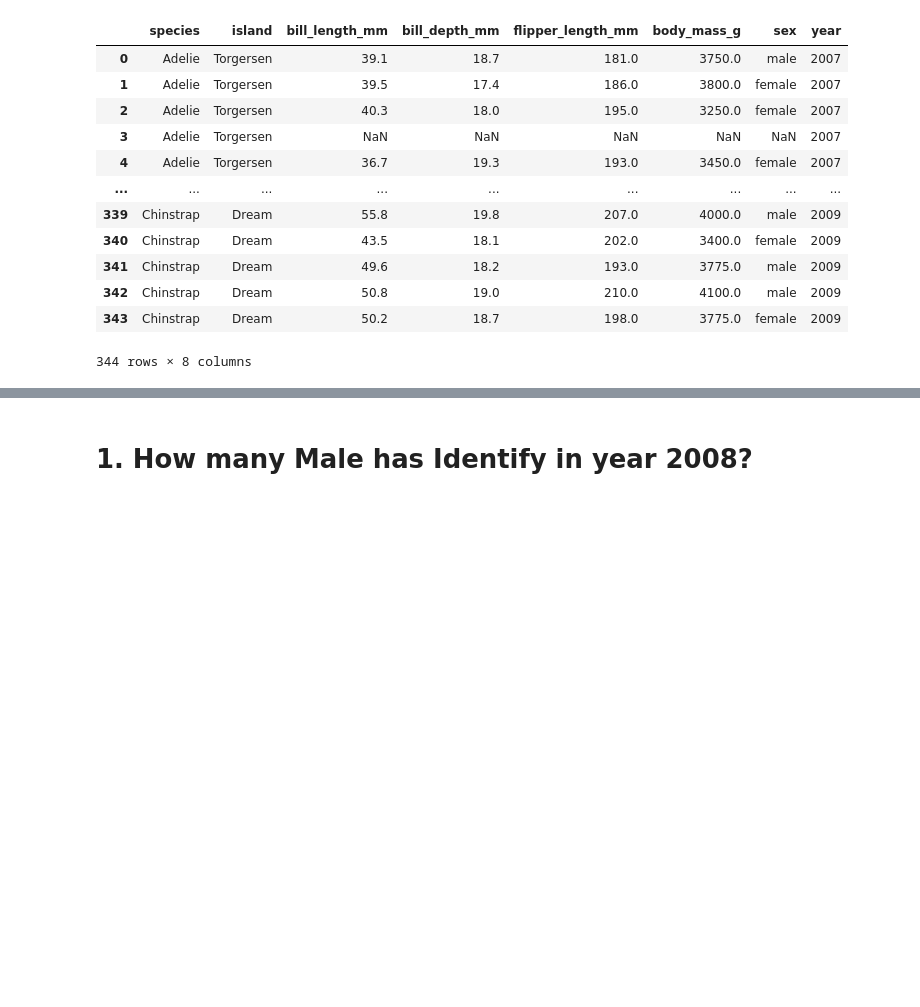
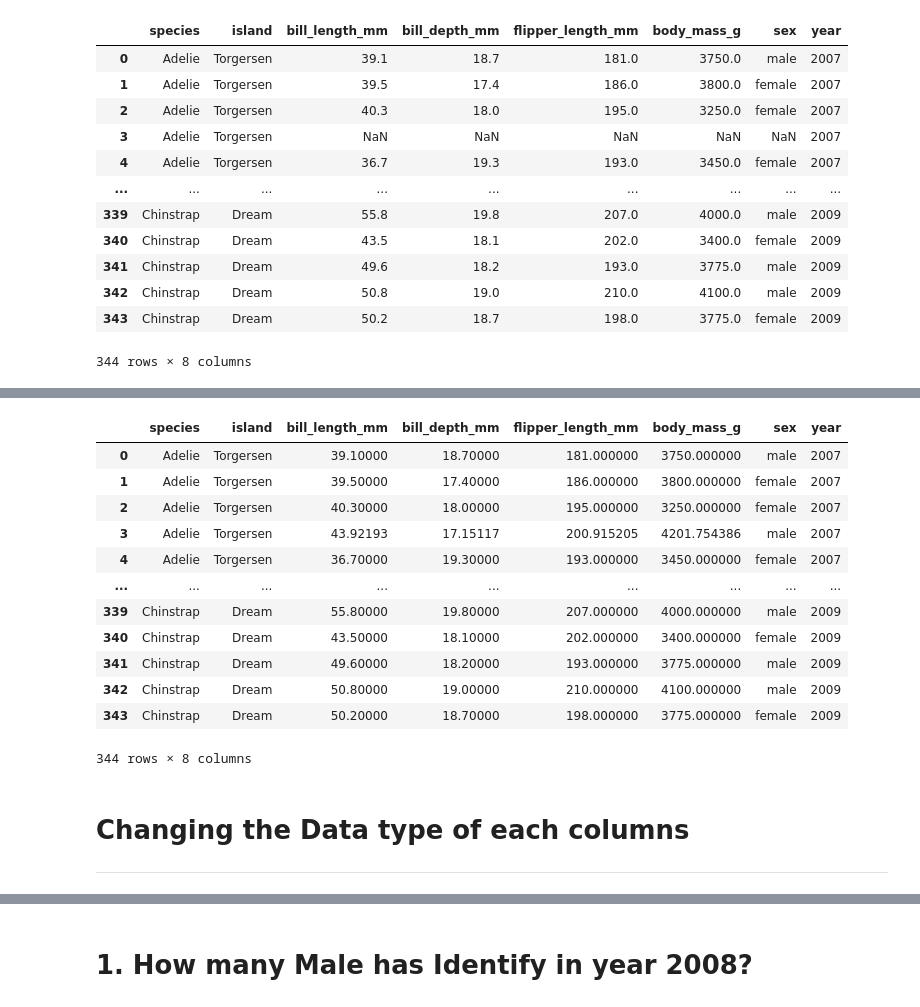
Before and after one commit to markvincent05/ELEC303_DATA_ANALYTICS_CASTILLANO, a Jupyter notebook: Activity1.ipynb, the cells around one changed output, grey strips where cells are left out. Drawn from its saved outputs; the diff is of its cells as text; code cells hidden in the pictures; blank space fills up the shorter version.

```diff
--- a/Activity1.ipynb
+++ b/Activity1.ipynb
@@ -29,0 +63,6 @@ Data
+# %%
+Data['bill_length_mm'] = Data['bill_length_mm'].fillna(Data['bill_length_mm'].mean())
+Data['bill_depth_mm'] = Data['bill_depth_mm'].fillna(Data['bill_depth_mm'].mean())
+Data['flipper_length_mm'] = Data['flipper_length_mm'].fillna(Data['flipper_length_mm'].mean())
+Data['body_mass_g'] = Data['body_mass_g'].fillna(Data['body_mass_g'].mean())
+Data['sex'] = Data['sex'].fillna(Data['sex'].mode()[0])
@@ -29,0 +81,19 @@ Data
+# %%
+Data
+# %% [output]
+|  | species | island | bill_length_mm | bill_depth_mm | flipper_length_mm | body_mass_g | sex | year |
+| 0 | Adelie | Torgersen | 39.10000 | 18.70000 | 181.000000 | 3750.000000 | male | 2007 |
+| 1 | Adelie | Torgersen | 39.50000 | 17.40000 | 186.000000 | 3800.000000 | female | 2007 |
+| 2 | Adelie | Torgersen | 40.30000 | 18.00000 | 195.000000 | 3250.000000 | female | 2007 |
+| 3 | Adelie | Torgersen | 43.92193 | 17.15117 | 200.915205 | 4201.754386 | male | 2007 |
+| 4 | Adelie | Torgersen | 36.70000 | 19.30000 | 193.000000 | 3450.000000 | female | 2007 |
+| ... | ... | ... | ... | ... | ... | ... | ... | ... |
+| 339 | Chinstrap | Dream | 55.80000 | 19.80000 | 207.000000 | 4000.000000 | male | 2009 |
+| 340 | Chinstrap | Dream | 43.50000 | 18.10000 | 202.000000 | 3400.000000 | female | 2009 |
+| 341 | Chinstrap | Dream | 49.60000 | 18.20000 | 193.000000 | 3775.000000 | male | 2009 |
+| 342 | Chinstrap | Dream | 50.80000 | 19.00000 | 210.000000 | 4100.000000 | male | 2009 |
+| 343 | Chinstrap | Dream | 50.20000 | 18.70000 | 198.000000 | 3775.000000 | female | 2009 |
+344 rows × 8 columns
+# %% [markdown]
+<h1>Changing the Data type of each columns </h1>
+<hr>
```
Also changed, not shown: parts of 36 cells of this notebook.
